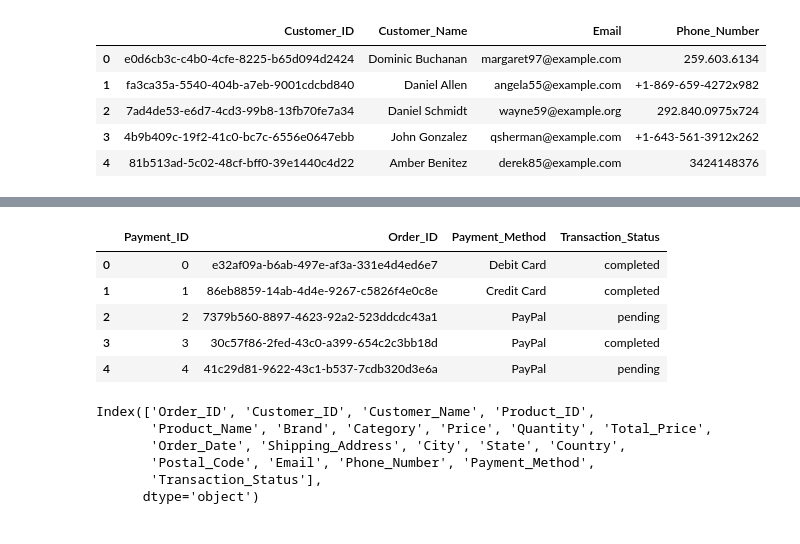
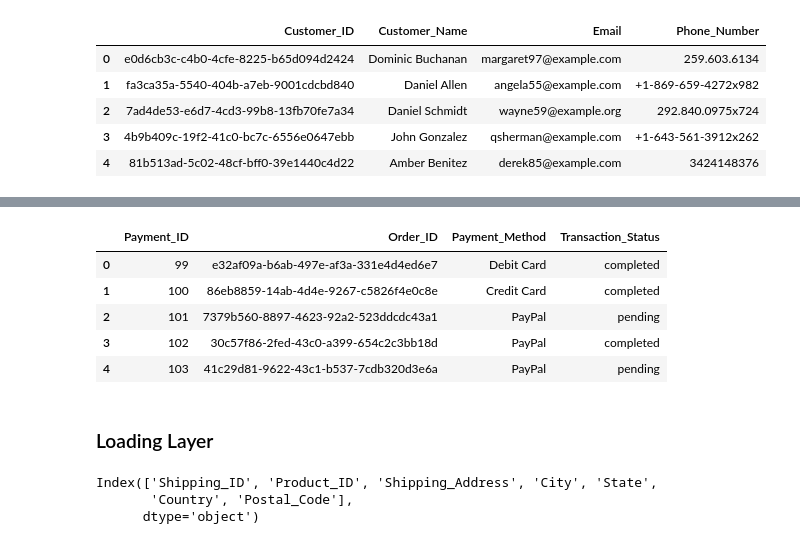
Before and after one commit to Nel-zi/Yanki_Ecommerce, a Jupyter notebook: Yanki_Ecommerce.ipynb, the cells around one changed output, grey strips where cells are left out. Drawn from its saved outputs; the diff is of its cells as text; code cells hidden in the pictures.

```diff
--- a/Yanki_Ecommerce.ipynb
+++ b/Yanki_Ecommerce.ipynb
@@ -150,19 +169,22 @@ Order_Table.head()
 # %%
 # Payment Table
 Payment_Table = yanki_df[['Order_ID', 'Payment_Method', 'Transaction_Status']].copy().drop_duplicates().reset_index(drop = True)
 
 
-Payment_Table.index.name = 'Payment_ID'
-Payment_Table = Payment_Table.reset_index()
+# Assign a unique primary key for tax_id using a dedicated numbering system
+Payment_Table['Payment_ID'] = range(99, len(Payment_Table) + 99)  # Sequential numbering starting at 99
+
+Payment_Table = Payment_Table[['Payment_ID', 'Order_ID', 'Payment_Method', 'Transaction_Status']].copy().drop_duplicates().reset_index(drop = True)
+
 
 Payment_Table.head()
 # %% [output]
 |  | Payment_ID | Order_ID | Payment_Method | Transaction_Status |
-| 0 | 0 | e32af09a-b6ab-497e-af3a-331e4d4ed6e7 | Debit Card | completed |
-| 1 | 1 | 86eb8859-14ab-4d4e-9267-c5826f4e0c8e | Credit Card | completed |
-| 2 | 2 | 7379b560-8897-4623-92a2-523ddcdc43a1 | PayPal | pending |
-| 3 | 3 | 30c57f86-2fed-43c0-a399-654c2c3bb18d | PayPal | completed |
-| 4 | 4 | 41c29d81-9622-43c1-b537-7cdb320d3e6a | PayPal | pending |
+| 0 | 99 | e32af09a-b6ab-497e-af3a-331e4d4ed6e7 | Debit Card | completed |
+| 1 | 100 | 86eb8859-14ab-4d4e-9267-c5826f4e0c8e | Credit Card | completed |
+| 2 | 101 | 7379b560-8897-4623-92a2-523ddcdc43a1 | PayPal | pending |
+| 3 | 102 | 30c57f86-2fed-43c0-a399-654c2c3bb18d | PayPal | completed |
+| 4 | 103 | 41c29d81-9622-43c1-b537-7cdb320d3e6a | PayPal | pending |
 # %%
 # Save the Tables to CSVs
 Customer_Table.to_csv(r'dataset\clean_data\Customer_Table.csv', index = False)
@@ -170,12 +192,5 @@ Product_Table.to_csv(r'dataset\clean_data\Product_Table.csv', index = False)
 Shipping_Table.to_csv(r'dataset\clean_data\Shipping_Table.csv', index = False)
 Order_Table.to_csv(r'dataset\clean_data\Order_Table.csv', index = False)
 Payment_Table.to_csv(r'dataset\clean_data\Payment_Table.csv', index = False)
-# %%
-yanki_df.columns
-# %% [output]
-Index(['Order_ID', 'Customer_ID', 'Customer_Name', 'Product_ID',
-       'Product_Name', 'Brand', 'Category', 'Price', 'Quantity', 'Total_Price',
-       'Order_Date', 'Shipping_Address', 'City', 'State', 'Country',
-       'Postal_Code', 'Email', 'Phone_Number', 'Payment_Method',
-       'Transaction_Status'],
-      dtype='object')
+# %% [markdown]
+### Loading Layer
@@ -181,0 +376,6 @@ Index(['Order_ID', 'Customer_ID', 'Customer_Name', 'Product_ID',
+# %%
+display(Shipping_Table.columns)
+# %% [output]
+Index(['Shipping_ID', 'Product_ID', 'Shipping_Address', 'City', 'State',
+       'Country', 'Postal_Code'],
+      dtype='object')
```
Also changed, not shown: parts of 9 cells of this notebook, 2 other files.
